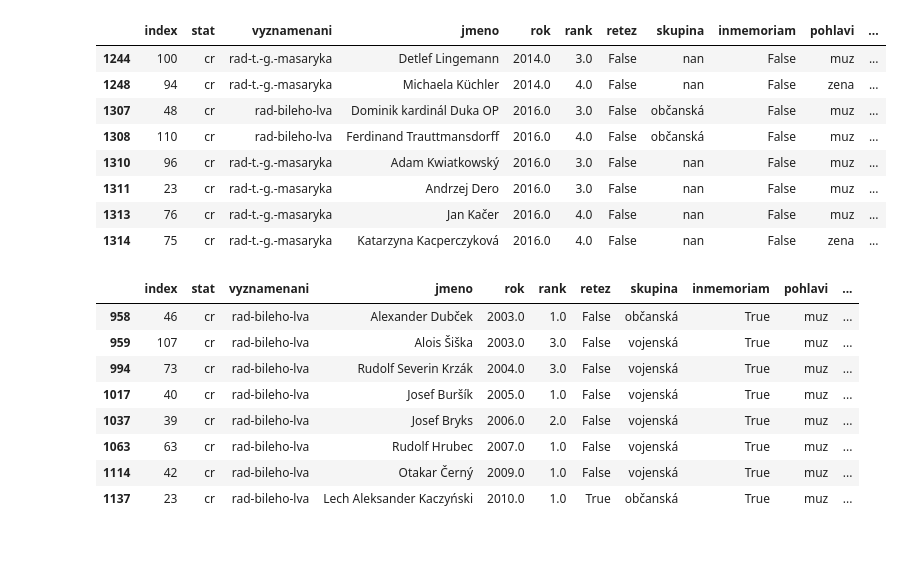
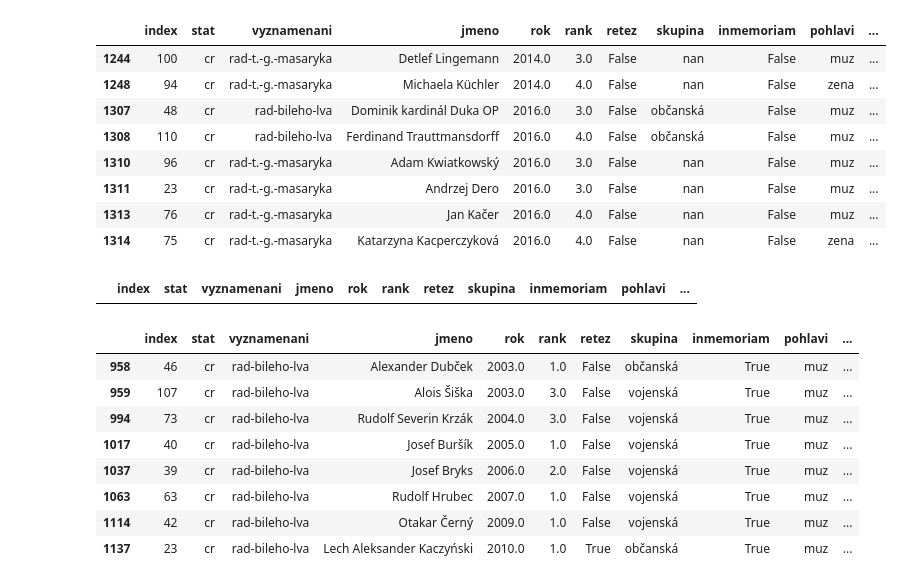
Before and after one commit to DataRozhlas/vyznamenani, a Jupyter notebook: vyznamenani.ipynb, the cells around one changed output. Saved outputs shown, nothing was run; the diff lists cells and outputs as text; code cells hidden in the pictures; blank space fills up the shorter version.

```diff
--- a/vyznamenani.ipynb
+++ b/vyznamenani.ipynb
@@ -874,6 +876,10 @@ metaly[(metaly["prezident"] == "Zeman") & (metaly["vyznamenani"] != "medaile-za-
 | 1311 | 23 | cr | rad-t.-g.-masaryka | Andrzej Dero | 2016.0 | 3.0 | False | nan | False | muz | ... |
 | 1313 | 76 | cr | rad-t.-g.-masaryka | Jan Kačer | 2016.0 | 4.0 | False | nan | False | muz | ... |
 | 1314 | 75 | cr | rad-t.-g.-masaryka | Katarzyna Kacperczyková | 2016.0 | 4.0 | False | nan | False | zena | ... |
+# %%
+metaly[(metaly["vyznamenani"] == "medaile-za-zasluhy") & (metaly["rank"] == 4)]
+# %% [output]
+|  | index | stat | vyznamenani | jmeno | rok | rank | retez | skupina | inmemoriam | pohlavi | ... |
 # %%
 metaly[(metaly["vyznamenani"] == "rad-bileho-lva") & (metaly["prezident"] == "Klaus") & (metaly["inmemoriam"] == True)]
 # %% [output]
```
Also changed, not shown: parts of 19 cells of this notebook, 2 other files.
